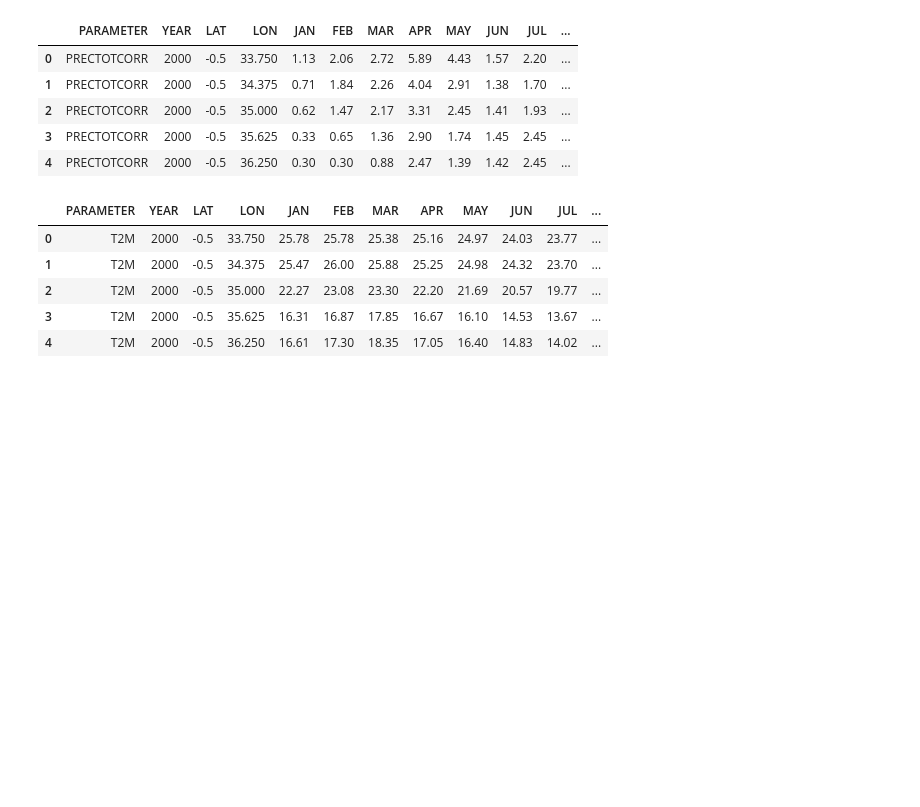
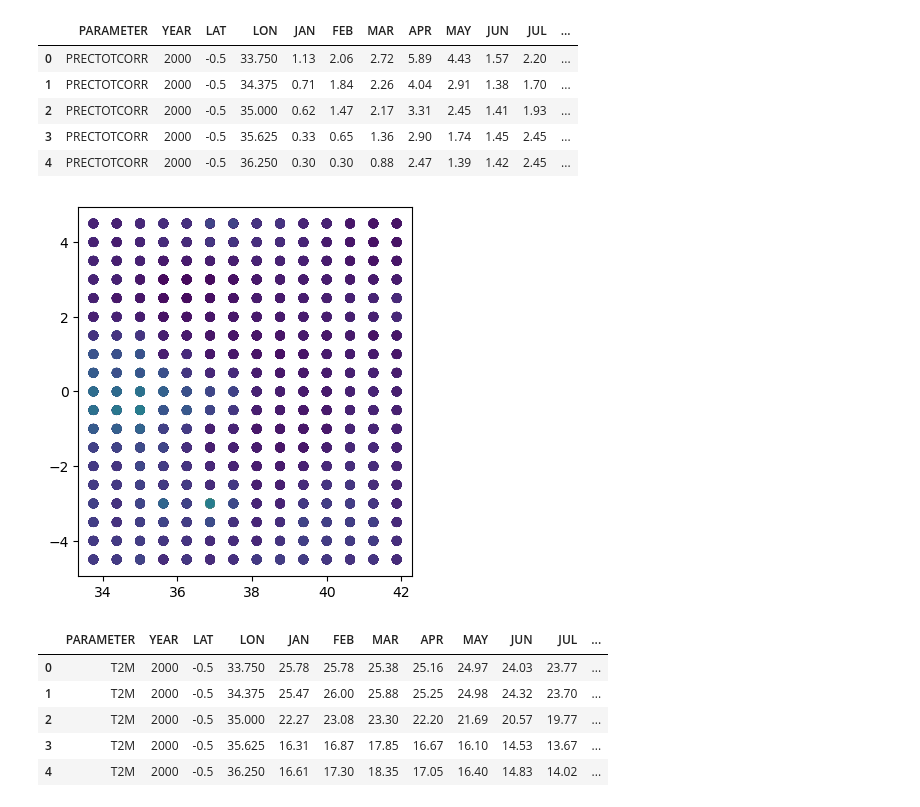
Before and after one commit to CWanderi/capstone_project, a Jupyter notebook: capstone_project.ipynb, the cells around one changed output. Drawn from its saved outputs; the diff is of its cells as text; code cells hidden in the pictures; blank space fills up the shorter version.

Commit message:
cleaned up the notebook fixed the plotting issue

```diff
--- a/capstone_project.ipynb
+++ b/capstone_project.ipynb
@@ -92,6 +32,7 @@ temperature.head()
 | 4 | T2M | 2000 | -0.5 | 36.250 | 16.61 | 17.30 | 18.35 | 17.05 | 16.40 | 14.83 | 14.02 | ... |
 # %%
 precipitation = pd.read_csv("geological_data/precipitation average.csv")
+precipitation['Mean'] = precipitation.loc[:, 'JAN':'DEC'].mean(axis=1).round(2)# creating a new column of mean data fro JAN to DEC
 precipitation.head()
 # %% [output]
 |  | PARAMETER | YEAR | LAT | LON | JAN | FEB | MAR | APR | MAY | JUN | JUL | ... |
@@ -129,6 +71,11 @@ gdf_precipitation.head()
 | 2 | PRECTOTCORR | 2000 | -0.5 | 35.000 | 0.62 | 1.47 | 2.17 | 3.31 | 2.45 | 1.41 | 1.93 | ... |
 | 3 | PRECTOTCORR | 2000 | -0.5 | 35.625 | 0.33 | 0.65 | 1.36 | 2.90 | 1.74 | 1.45 | 2.45 | ... |
 | 4 | PRECTOTCORR | 2000 | -0.5 | 36.250 | 0.30 | 0.30 | 0.88 | 2.47 | 1.39 | 1.42 | 2.45 | ... |
+# %%
+gdf_precipitation.plot('Mean')
+plt.show()
+# %% [output]
+[figure, added]
 # %%
 # Create geometry column from LON and LAT
 geometry = [Point(xy) for xy in zip(temperature['LON'], temperature['LAT'])]
```
Also changed, not shown: parts of 20 cells of this notebook.
